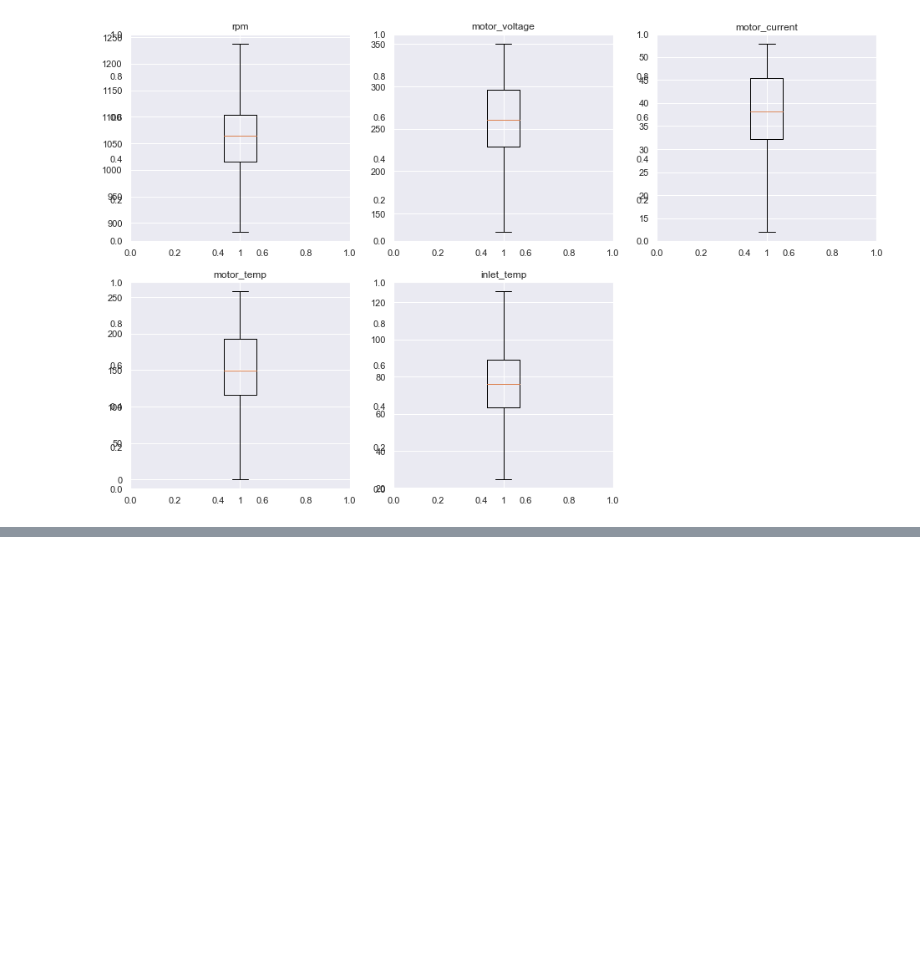
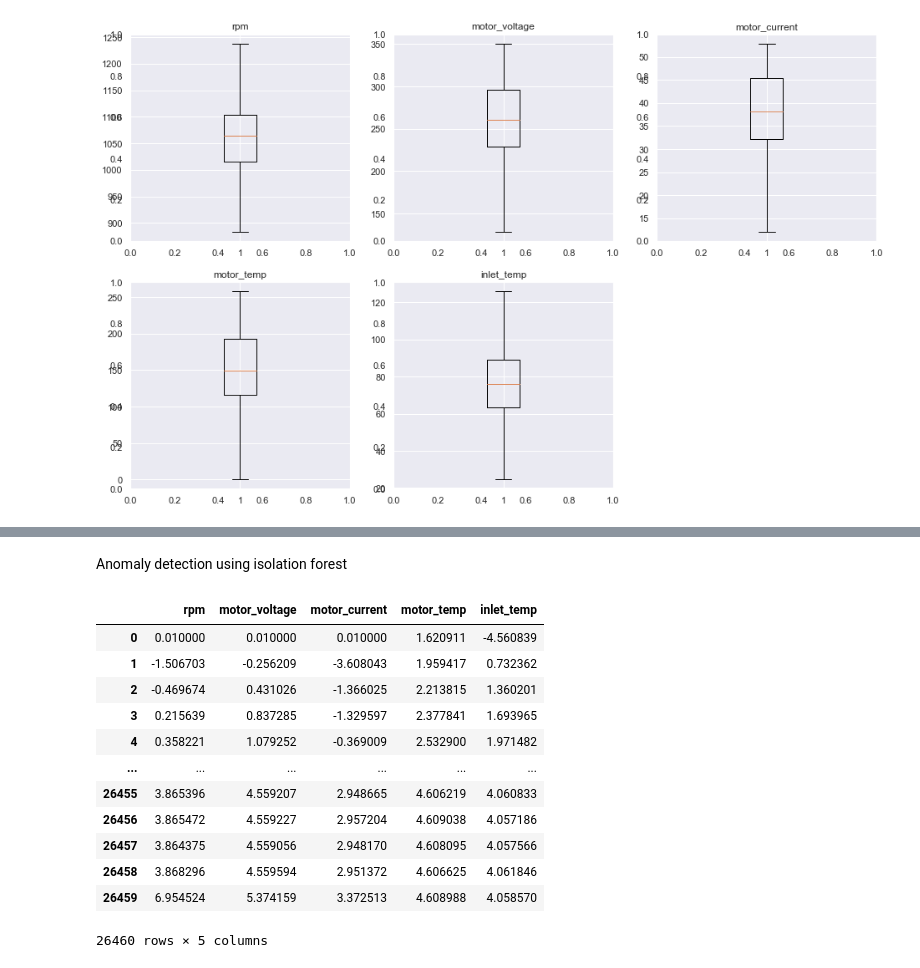
Before and after one commit to telenovelachuan/predictive_widget_maintenance, a Jupyter notebook: notebooks/anomaly detection.ipynb, the cells around one changed output, grey strips where cells are left out. Cells and saved outputs as stored; diff of their text form; code cells hidden in the pictures; blank space fills up the shorter version.

```diff
--- a/notebooks/anomaly detection.ipynb
+++ b/notebooks/anomaly detection.ipynb
@@ -42,0 +93,20 @@ for idx, feature in enumerate(feature_names):
+# %% [markdown]
+Anomaly detection using isolation forest
+# %%
+df = pd.read_csv("../data/raw/train/unit0001_rms.csv")
+df_log = np.log(df[df.columns[1:]]).replace(0, 0.01).replace(np.nan, 0.01)
+df_log
+# %% [output]
+|  | rpm | motor_voltage | motor_current | motor_temp | inlet_temp |
+| 0 | 0.010000 | 0.010000 | 0.010000 | 1.620911 | -4.560839 |
+| 1 | -1.506703 | -0.256209 | -3.608043 | 1.959417 | 0.732362 |
+| 2 | -0.469674 | 0.431026 | -1.366025 | 2.213815 | 1.360201 |
+| 3 | 0.215639 | 0.837285 | -1.329597 | 2.377841 | 1.693965 |
+| 4 | 0.358221 | 1.079252 | -0.369009 | 2.532900 | 1.971482 |
+| ... | ... | ... | ... | ... | ... |
+| 26455 | 3.865396 | 4.559207 | 2.948665 | 4.606219 | 4.060833 |
+| 26456 | 3.865472 | 4.559227 | 2.957204 | 4.609038 | 4.057186 |
+| 26457 | 3.864375 | 4.559056 | 2.948170 | 4.608095 | 4.057566 |
+| 26458 | 3.868296 | 4.559594 | 2.951372 | 4.606625 | 4.061846 |
+| 26459 | 6.954524 | 5.374159 | 3.372513 | 4.608988 | 4.058570 |
+26460 rows × 5 columns
```
Also changed, not shown: parts of 8 cells of this notebook, 2 other files.
